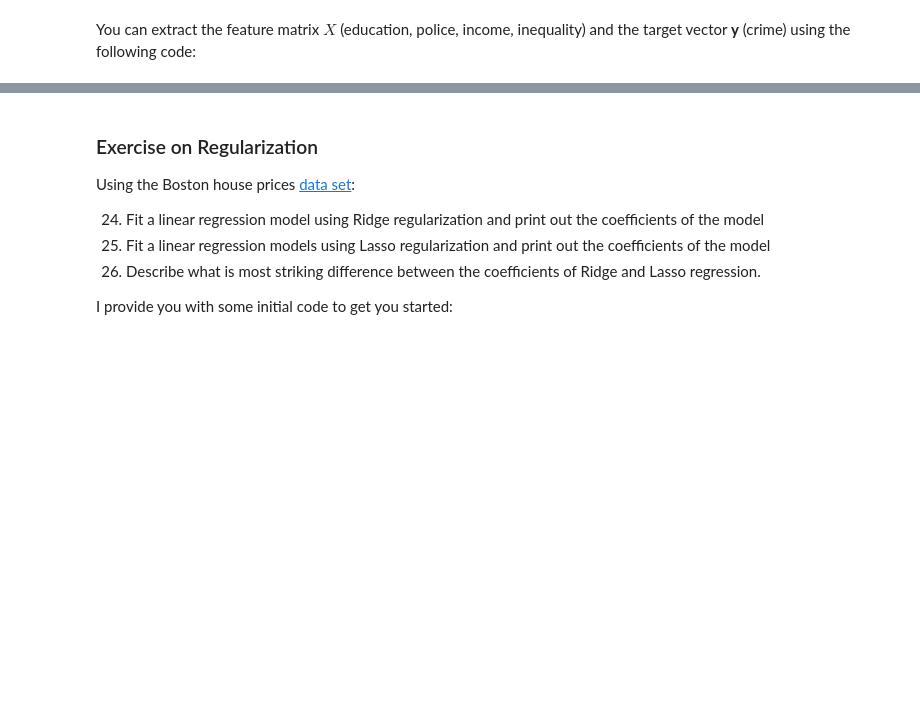
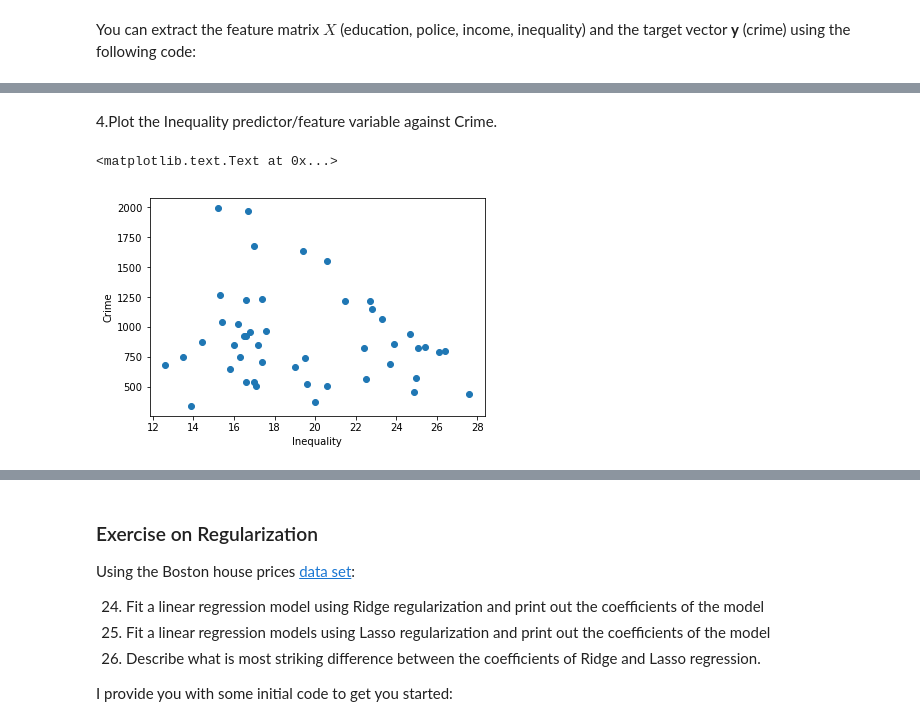
Before and after one commit to Laiken95/DMSI, a Jupyter notebook: kniglj1_DSMI_A1.ipynb, the cells around one changed output, grey strips where cells are left out. Saved outputs shown, nothing was run; the diff lists cells and outputs as text; code cells hidden in the pictures; blank space fills up the shorter version.

```diff
--- a/kniglj1_DSMI_A1.ipynb
+++ b/kniglj1_DSMI_A1.ipynb
@@ -77,0 +98,13 @@ X, y = shuffle(X, y, random_state=1)
+# %% [markdown]
+4.Plot the Inequality predictor/feature variable against Crime.
+# %%
+feature_cols = ['Inequality']
+X = npy.array(data[feature_cols])
+
+%matplotlib inline
+pyl.scatter(X, Y)
+pyl.xlabel('Inequality')
+pyl.ylabel('Crime')
+# %% [output]
+<matplotlib.text.Text at 0x...>
+[figure, added]
```
Also changed, not shown: parts of 47 cells of this notebook.
